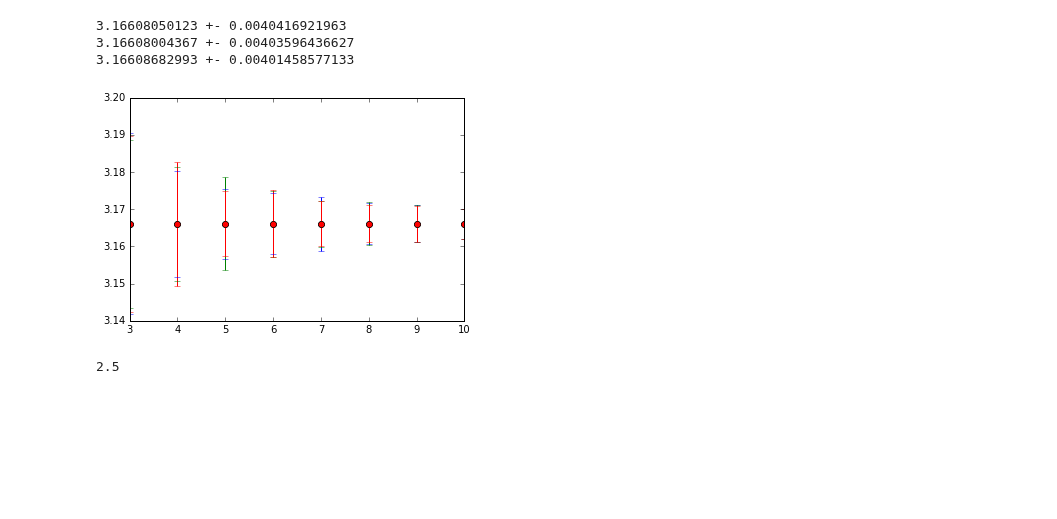
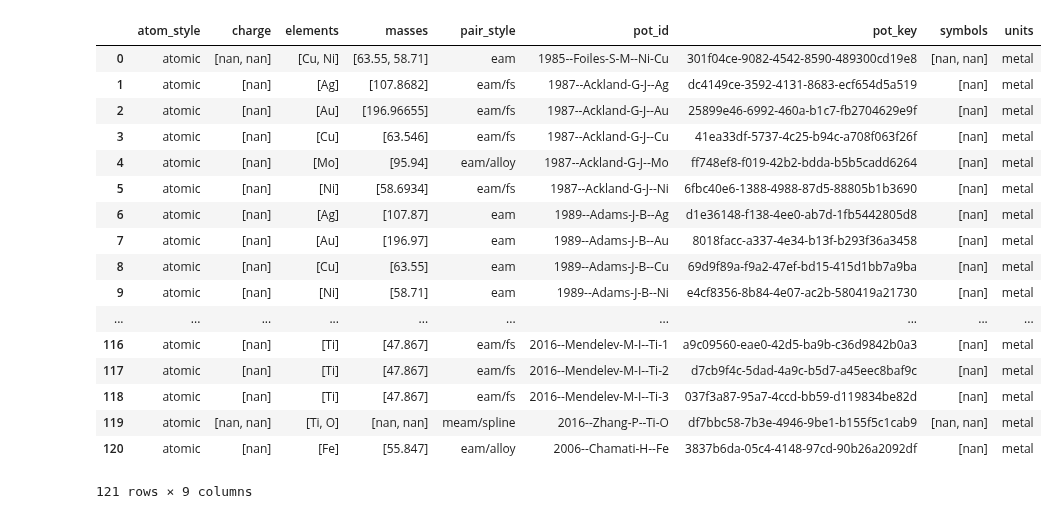
Before and after one commit to lmhale99/iprPy, a Jupyter notebook: website-generation/Untitled.ipynb, the cells around one changed output. Drawn from its saved outputs; the diff is of its cells as text; code cells hidden in the pictures; blank space fills up the shorter version.

```diff
--- a/website-generation/Untitled.ipynb
+++ b/website-generation/Untitled.ipynb
@@ -221,17 +0,0 @@ plt.show()
-# %%
-d = data[np.isclose(data['temperature (K)'], 100.0)]
-plt.errorbar(d['ma'], d['a (A)'], fmt='o', yerr=list(d['a err (A)']))
-plt.errorbar(d['ma'], d['b (A)'], fmt='o', yerr=list(d['b err (A)']))
-plt.errorbar(d['ma'], d['c (A)'], fmt='o', yerr=list(d['c err (A)']))
-print float(d[d.ma==10]['a (A)']), '+-', float(d[d.ma==10]['a err (A)'])
-print float(d[d.ma==10]['b (A)']), '+-', float(d[d.ma==10]['b err (A)'])
-print float(d[d.ma==10]['c (A)']), '+-', float(d[d.ma==10]['c err (A)'])
-# %% [output]
-3.16608050123 +- 0.0040416921963
-3.16608004367 +- 0.00403596436627
-3.16608682993 +- 0.00401458577133
-[figure, removed]
-# %%
-5/2
-# %% [output]
-2.5
@@ -237,0 +5,46 @@ print float(d[d.ma==10]['c (A)']), '+-', float(d[d.ma==10]['c err (A)'])
+# %%
+dbasename = 'iprhub'
+
+# 'local' is a local directory
+if   dbasename == 'local':
+    dbase = iprPy.Database('local',   host='C:\Users\lmh1\Documents\calculations\ipr\library')
+
+# 'curator' is a local MDCS curator
+elif dbasename == 'curator':
+    dbase = iprPy.Database('curator', host='http://127.0.0.1:8000/',
+                                      user='admin',
+                                      pswd='admin')
+
+# 'iprhub' is the remote MDCS curator at iprhub
+elif dbasename == 'iprhub':
+    dbase = iprPy.Database('curator', host='https://iprhub.nist.gov/',
+                                      user='lmh1',
+                                      pswd='C:/users/lmh1/documents/iprhub/iprhub_password.txt',
+                                      cert='C:/users/lmh1/documents/iprhub/iprhub-ca.pem')
+else:
+    raise ValueError('unknown dbasename ' + dbasename)
+# %%
+pot_df = []
+for record in dbase.iget_records(style='LAMMPS-potential'):
+    pot_df.append(record.todict())
+pot_df = pd.DataFrame(pot_df)
+pot_df
+# %% [output]
+|  | atom_style | charge | elements | masses | pair_style | pot_id | pot_key | symbols | units |
+| 0 | atomic | [nan, nan] | [Cu, Ni] | [63.55, 58.71] | eam | 1985--Foiles-S-M--Ni-Cu | 301f04ce-9082-4542-8590-489300cd19e8 | [nan, nan] | metal |
+| 1 | atomic | [nan] | [Ag] | [107.8682] | eam/fs | 1987--Ackland-G-J--Ag | dc4149ce-3592-4131-8683-ecf654d5a519 | [nan] | metal |
+| 2 | atomic | [nan] | [Au] | [196.96655] | eam/fs | 1987--Ackland-G-J--Au | 25899e46-6992-460a-b1c7-fb2704629e9f | [nan] | metal |
+| 3 | atomic | [nan] | [Cu] | [63.546] | eam/fs | 1987--Ackland-G-J--Cu | 41ea33df-5737-4c25-b94c-a708f063f26f | [nan] | metal |
+| 4 | atomic | [nan] | [Mo] | [95.94] | eam/alloy | 1987--Ackland-G-J--Mo | ff748ef8-f019-42b2-bdda-b5b5cadd6264 | [nan] | metal |
+| 5 | atomic | [nan] | [Ni] | [58.6934] | eam/fs | 1987--Ackland-G-J--Ni | 6fbc40e6-1388-4988-87d5-88805b1b3690 | [nan] | metal |
+| 6 | atomic | [nan] | [Ag] | [107.87] | eam | 1989--Adams-J-B--Ag | d1e36148-f138-4ee0-ab7d-1fb5442805d8 | [nan] | metal |
+| 7 | atomic | [nan] | [Au] | [196.97] | eam | 1989--Adams-J-B--Au | 8018facc-a337-4e34-b13f-b293f36a3458 | [nan] | metal |
+| 8 | atomic | [nan] | [Cu] | [63.55] | eam | 1989--Adams-J-B--Cu | 69d9f89a-f9a2-47ef-bd15-415d1bb7a9ba | [nan] | metal |
+| 9 | atomic | [nan] | [Ni] | [58.71] | eam | 1989--Adams-J-B--Ni | e4cf8356-8b84-4e07-ac2b-580419a21730 | [nan] | metal |
+| ... | ... | ... | ... | ... | ... | ... | ... | ... | ... |
+| 116 | atomic | [nan] | [Ti] | [47.867] | eam/fs | 2016--Mendelev-M-I--Ti-1 | a9c09560-eae0-42d5-ba9b-c36d9842b0a3 | [nan] | metal |
+| 117 | atomic | [nan] | [Ti] | [47.867] | eam/fs | 2016--Mendelev-M-I--Ti-2 | d7cb9f4c-5dad-4a9c-b5d7-a45eec8baf9c | [nan] | metal |
+| 118 | atomic | [nan] | [Ti] | [47.867] | eam/fs | 2016--Mendelev-M-I--Ti-3 | 037f3a87-95a7-4ccd-bb59-d119834be82d | [nan] | metal |
+| 119 | atomic | [nan, nan] | [Ti, O] | [nan, nan] | meam/spline | 2016--Zhang-P--Ti-O | df7bbc58-7b3e-4946-9be1-b155f5c1cab9 | [nan, nan] | metal |
+| 120 | atomic | [nan] | [Fe] | [55.847] | eam/alloy | 2006--Chamati-H--Fe | 3837b6da-05c4-4148-97cd-90b26a2092df | [nan] | metal |
+121 rows × 9 columns
```
Also changed, not shown: parts of 21 cells of this notebook, 10 other files.
